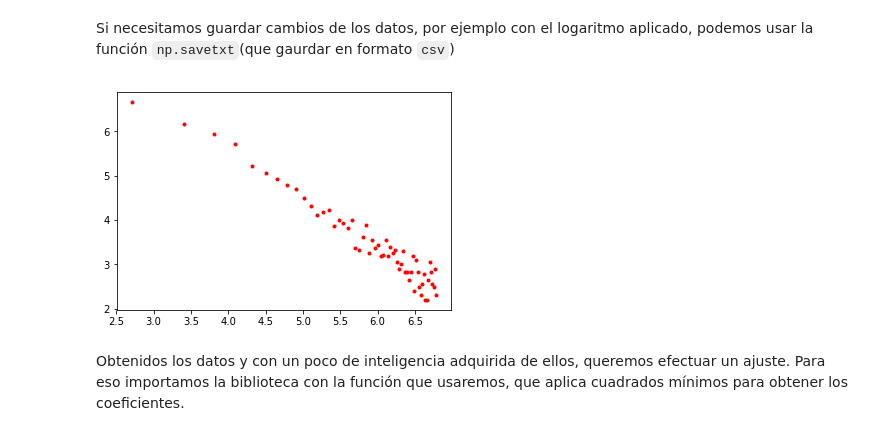
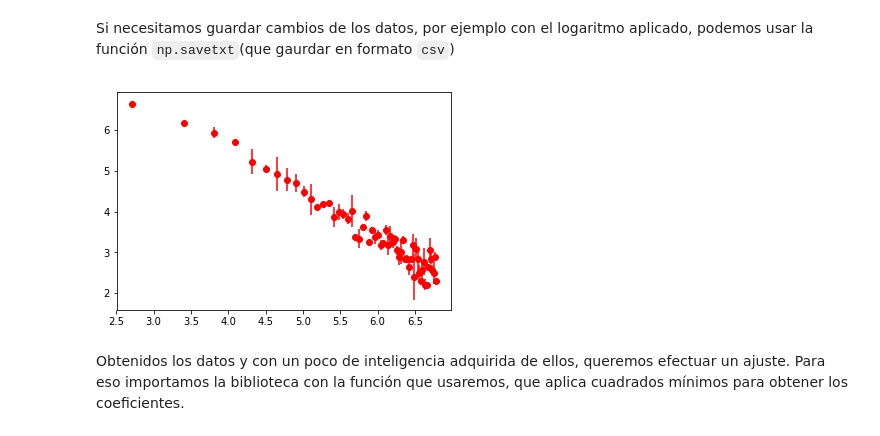
Before and after one commit to fifabsas/talleresfifabsas, a Jupyter notebook: python/Incertezas/numerico.ipynb, the cells around one changed output. Saved outputs shown, nothing was run; the diff lists cells and outputs as text; code cells hidden in the pictures.

```diff
--- a/python/Incertezas/numerico.ipynb
+++ b/python/Incertezas/numerico.ipynb
@@ -246,15 +245,16 @@ Si necesitamos guardar cambios de los datos, por ejemplo con el logaritmo aplica
 # %%
 # Guardamos y cargamos, a modo de ejemplo
 
 #vean que crea un archivo Datos_taller.txt
 np.savetxt('Datos_taller.txt', np.log(data[:,:-1]), delimiter = '\t')
 
 Data = np.loadtxt('Datos_taller.txt', delimiter = '\t')
 
-plt.plot(Data[:,0],Data[:,1], 'r.') # Veamos que son los mismos datos, pero linealizados!
+#plt.plot(Data[:,0],Data[:,1], 'r.') # Veamos que son los mismos datos, pero linealizados!
+plt.errorbar(Data[:,0],Data[:,1], yerr=1/y*error_y, fmt='ro')
 plt.show()
 # %% [output]
-[figure, old version]
+[figure, new version]
 # %% [markdown]
 Obtenidos los datos y con un poco de inteligencia adquirida de ellos, queremos efectuar un ajuste. Para eso importamos la biblioteca con la función que usaremos, que aplica cuadrados mínimos para obtener los coeficientes.
 # %%
```
Also changed, not shown: parts of 15 cells of this notebook.
